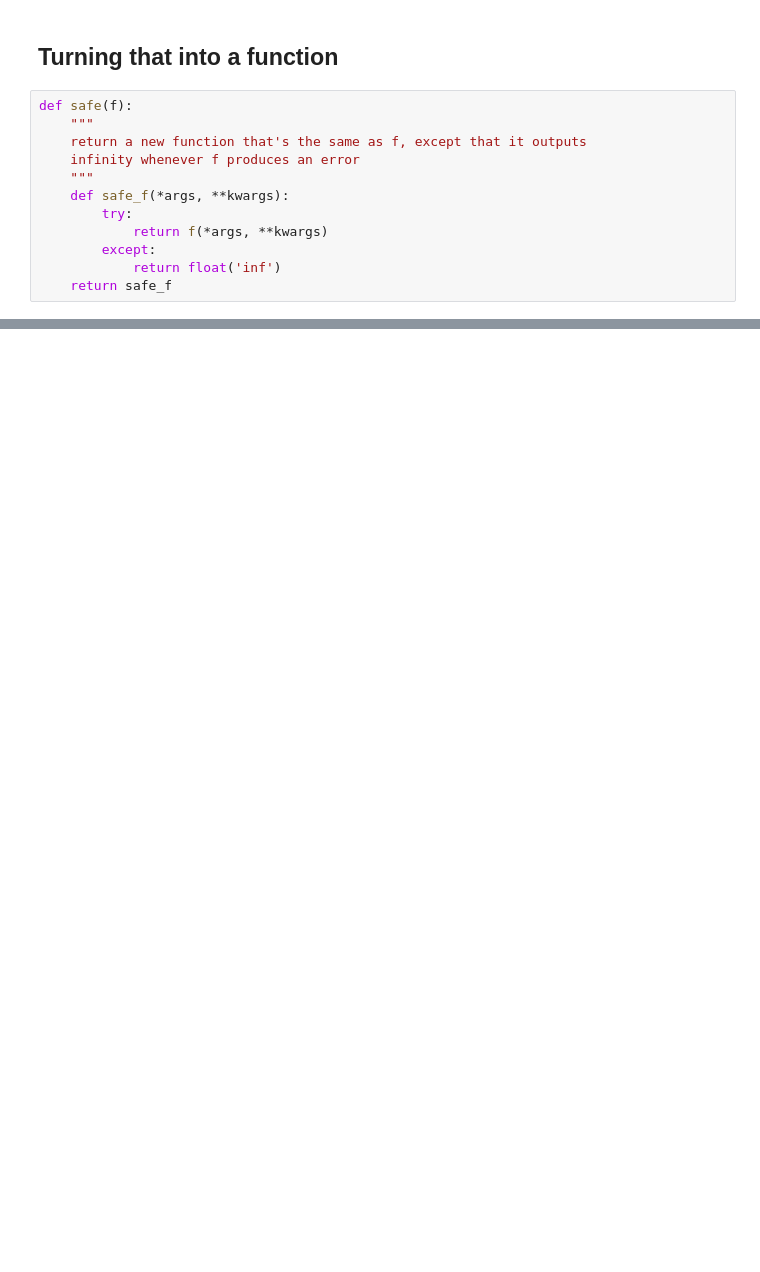
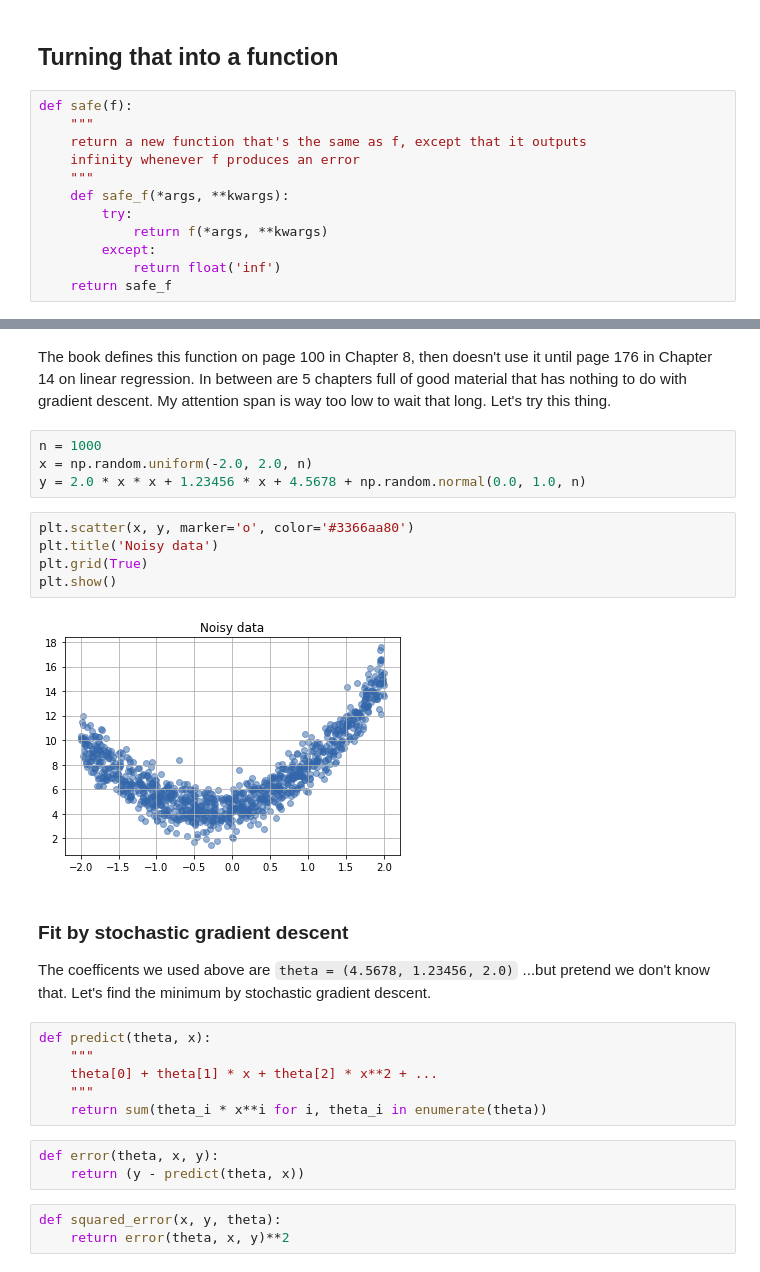
Before and after one commit to cbare/data-science-from-scratch, a Jupyter notebook: chapter_08/gradient_descent.ipynb, the cells around one changed output, grey strips where cells are left out. Saved outputs shown, nothing was run; the diff lists cells and outputs as text; blank space fills up the shorter version.

```diff
--- a/chapter_08/gradient_descent.ipynb
+++ b/chapter_08/gradient_descent.ipynb
@@ -153,0 +231,28 @@ plt.show()
+# %% [markdown]
+The book defines this function on page 100 in Chapter 8, then doesn't use it until page 176 in Chapter 14 on linear regression. In between are 5 chapters full of good material that has nothing to do with gradient descent. My attention span is way too low to wait that long. Let's try this thing.
+# %%
+n = 1000
+x = np.random.uniform(-2.0, 2.0, n)
+y = 2.0 * x * x + 1.23456 * x + 4.5678 + np.random.normal(0.0, 1.0, n)
+# %%
+plt.scatter(x, y, marker='o', color='#3366aa80')
+plt.title('Noisy data')
+plt.grid(True)
+plt.show()
+# %% [output]
+[figure, added]
+# %% [markdown]
+### Fit by stochastic gradient descent
+The coefficents we used above are `theta = (4.5678, 1.23456, 2.0)` ...but pretend we don't know that. Let's find the minimum by stochastic gradient descent.
+# %%
+def predict(theta, x):
+    """
+    theta[0] + theta[1] * x + theta[2] * x**2 + ...
+    """
+    return sum(theta_i * x**i for i, theta_i in enumerate(theta))
+# %%
+def error(theta, x, y):
+    return (y - predict(theta, x))
+# %%
+def squared_error(x, y, theta):
+    return error(theta, x, y)**2
```
Also changed, not shown: parts of 22 cells of this notebook.
